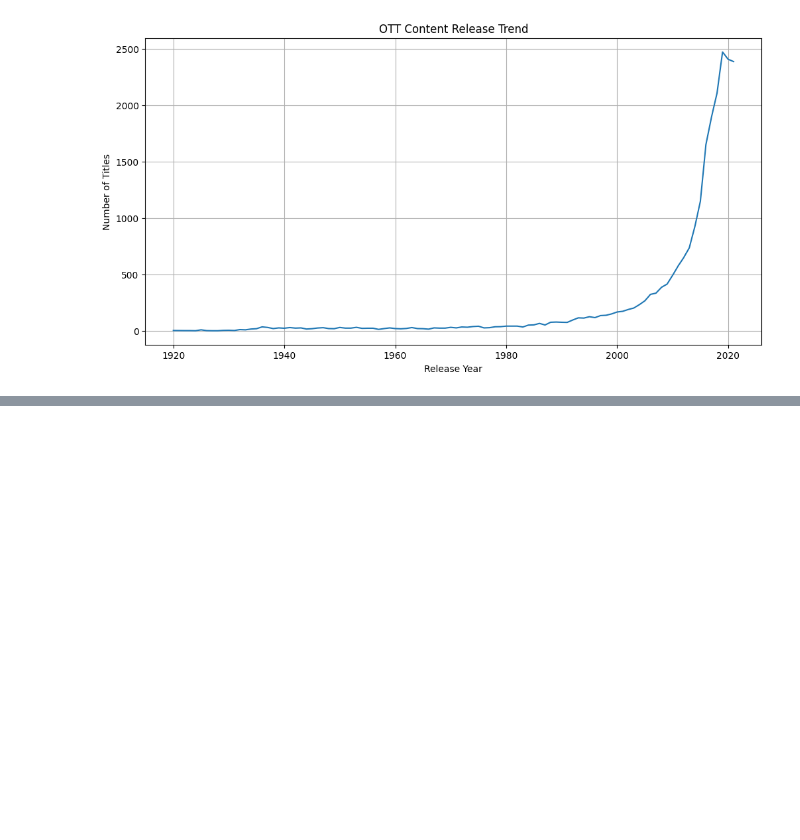
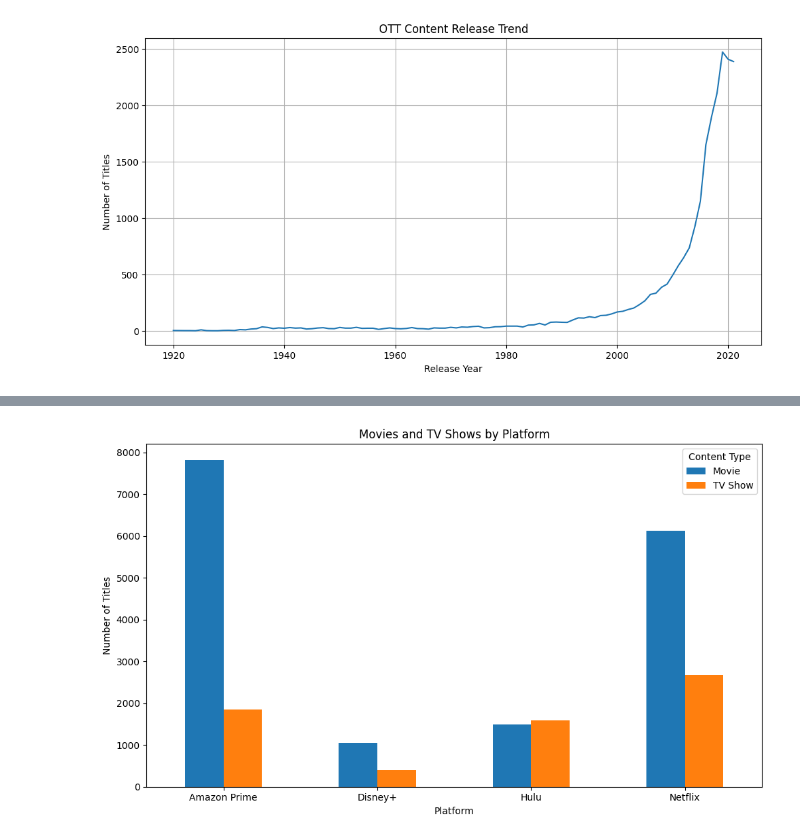
Before and after one commit to sagudamgirish/OTT-Audience-Intelligence-Dashboard, a Jupyter notebook: notebooks/01_OTT_Data_Preparation_and_EDA.ipynb, the cells around one changed output, grey strips where cells are left out. Cells and saved outputs as stored; diff of their text form; code cells hidden in the pictures; blank space fills up the shorter version.

Commit message:
doing analysis and visuals and preparing for sql

```diff
--- a/notebooks/01_OTT_Data_Preparation_and_EDA.ipynb
+++ b/notebooks/01_OTT_Data_Preparation_and_EDA.ipynb
@@ -265,0 +284,12 @@ Name: release_year, dtype: int64
+# %%
+platform_type = pd.crosstab(dataset_02["platform"],dataset_02["content_type"])
+platform_type.plot(kind="bar",figsize=(10,6))
+plt.title("Movies and TV Shows by Platform")
+plt.xlabel("Platform")
+plt.ylabel("Number of Titles")
+plt.xticks(rotation=0)
+plt.legend(title="Content Type")
+plt.tight_layout()
+plt.show()
+# %% [output]
+[figure, added]
```
Also changed, not shown: parts of 35 cells of this notebook, 1 other file.
